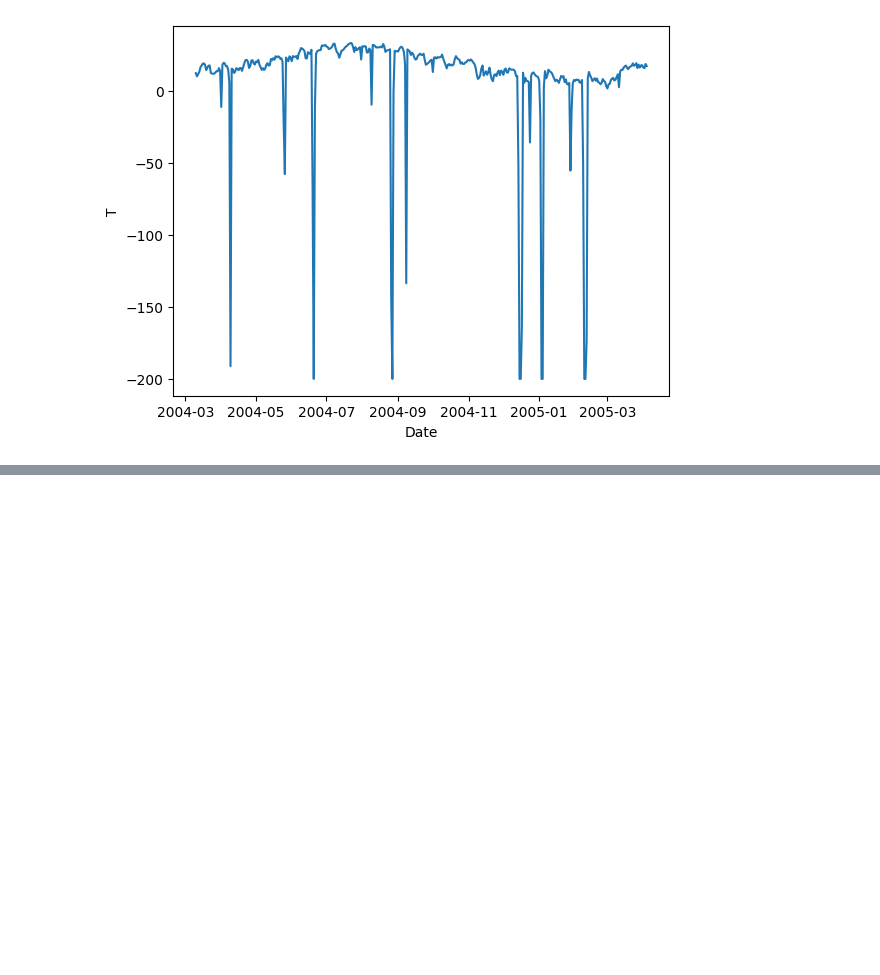
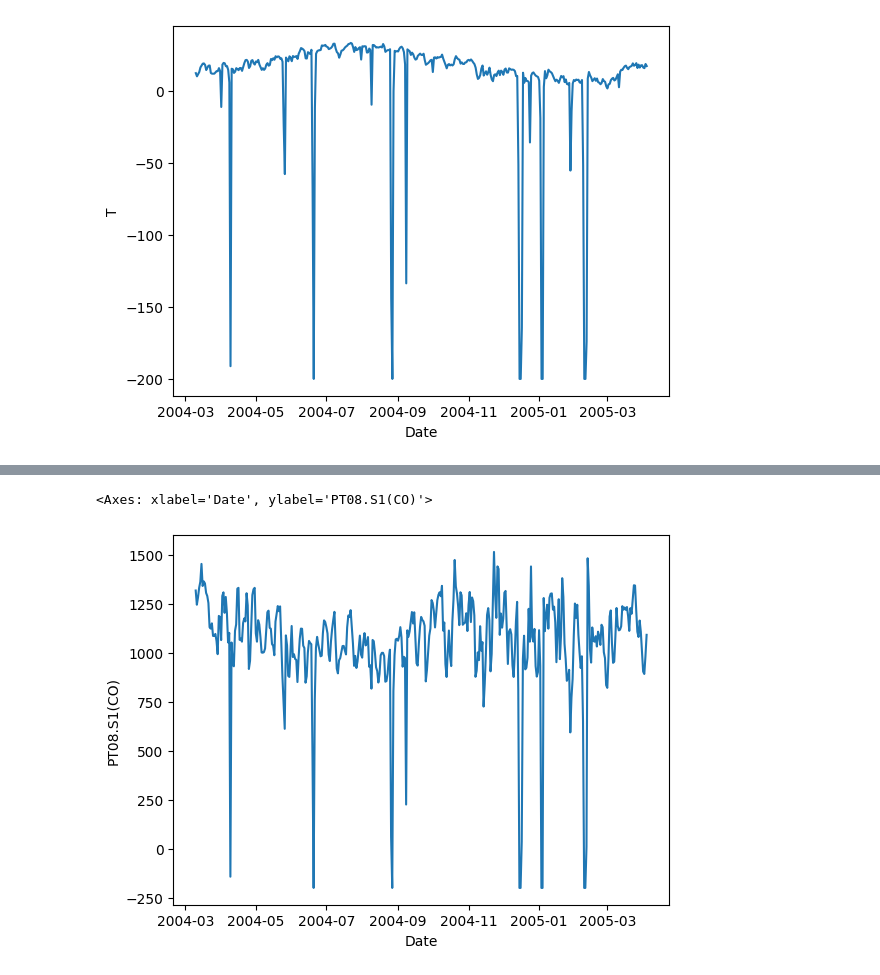
Before and after one commit to 4GeeksAcademy/utku_seyithanoglu_timeseries, a Jupyter notebook: src/explore.ipynb, the cells around one changed output, grey strips where cells are left out. Saved outputs shown, nothing was run; the diff lists cells and outputs as text; code cells hidden in the pictures; blank space fills up the shorter version.

```diff
--- a/src/explore.ipynb
+++ b/src/explore.ipynb
@@ -149,0 +166,5 @@ sns.lineplot(data=temp_df,x='Date',y='T')
+# %%
+sns.lineplot(data=temp_df,x='Date',y='PT08.S1(CO)')
+# %% [output]
+<Axes: xlabel='Date', ylabel='PT08.S1(CO)'>
+[figure, added]
```
Also changed, not shown: parts of 16 cells of this notebook.
